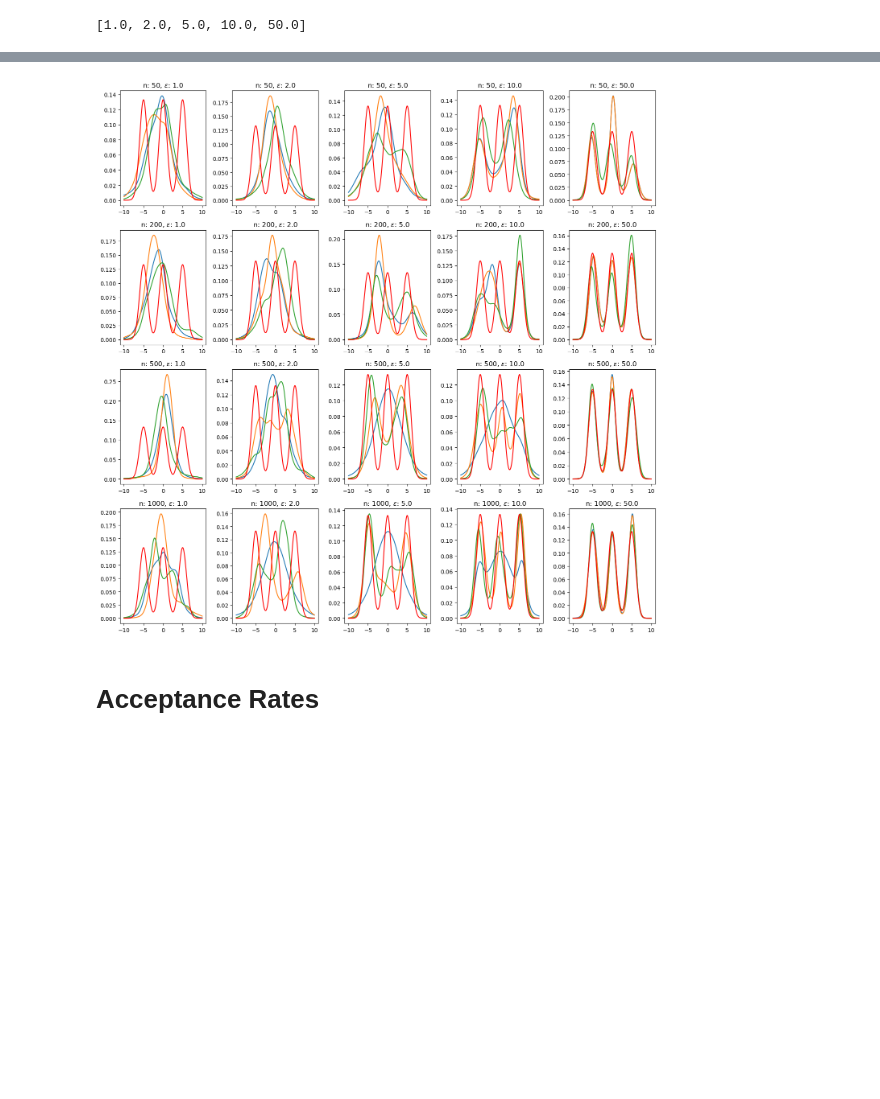
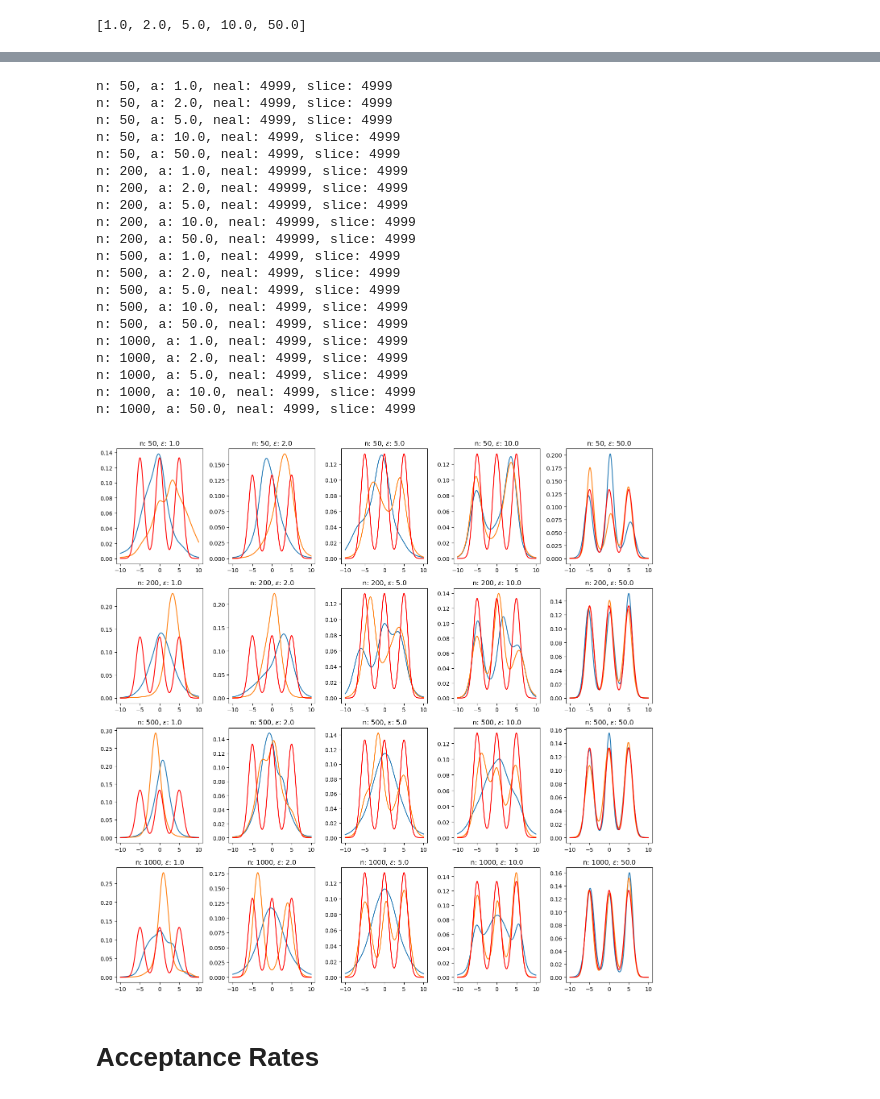
Before and after one commit to mberaha/PrivateDPM, a Jupyter notebook: privacy_experiments/Plots.ipynb, the cells around one changed output, grey strips where cells are left out. Cells and saved outputs as stored; diff of their text form; code cells hidden in the pictures; blank space fills up the shorter version.

```diff
--- a/privacy_experiments/Plots.ipynb
+++ b/privacy_experiments/Plots.ipynb
@@ -58,24 +58,44 @@ plt.show()
 # %%
 fig, axis = plt.subplots(nrows=len(ndatas), ncols=len(alphas), figsize=(14, 14))
 
 for l, n in enumerate(ndatas):
     for m, a in enumerate(alphas):
         neal_dens = pd.read_csv(density_fname.format("neal2", n, a, 0))
         slice_dens = pd.read_csv(density_fname.format("slice", n, a, 0))
-        neal5m_dens = pd.read_csv(density_fname.format("neal2m5", n, a, 0)).values
-
+        # neal5m_dens = pd.read_csv(density_fname.format("neal2m5", n, a, 0)).values
+        print("n: {0}, a: {1}, neal: {2}, slice: {3}".format(n, a, neal_dens.shape[0], slice_dens.shape[0]))
         axis[l, m].plot(grid, np.mean(np.exp(neal_dens), axis=0), label="Neal")
         axis[l, m].plot(grid, np.mean(np.exp(slice_dens), axis=0), label="Slice")
-        axis[l, m].plot(grid, np.mean(np.exp(neal5m_dens), axis=0), label="Neal, m=5")
+        # axis[l, m].plot(grid, np.mean(np.exp(neal5m_dens), axis=0), label="Neal, m=5")
         axis[l, m].plot(grid, true_dens, color="red")
         axis[l, m].set_title(r"n: {0}, $\varepsilon$: {1}".format(n, a))
 
 plt.tight_layout()
 # plt.legend()
-plt.savefig("unidimensional_laplace/new_plots/dens_estimate.pdf", bbox_inches="tight")
+# plt.savefig("unidimensional_laplace/new_plots/dens_estimate.pdf", bbox_inches="tight")
 plt.show()
 # %% [output]
+n: 50, a: 1.0, neal: 4999, slice: 4999
+n: 50, a: 2.0, neal: 4999, slice: 4999
+n: 50, a: 5.0, neal: 4999, slice: 4999
+n: 50, a: 10.0, neal: 4999, slice: 4999
+n: 50, a: 50.0, neal: 4999, slice: 4999
+n: 200, a: 1.0, neal: 49999, slice: 4999
+n: 200, a: 2.0, neal: 49999, slice: 4999
+n: 200, a: 5.0, neal: 49999, slice: 4999
+n: 200, a: 10.0, neal: 49999, slice: 4999
+n: 200, a: 50.0, neal: 49999, slice: 4999
+n: 500, a: 1.0, neal: 4999, slice: 4999
+n: 500, a: 2.0, neal: 4999, slice: 4999
+n: 500, a: 5.0, neal: 4999, slice: 4999
+n: 500, a: 10.0, neal: 4999, slice: 4999
+n: 500, a: 50.0, neal: 4999, slice: 4999
+n: 1000, a: 1.0, neal: 4999, slice: 4999
+n: 1000, a: 2.0, neal: 4999, slice: 4999
+n: 1000, a: 5.0, neal: 4999, slice: 4999
+n: 1000, a: 10.0, neal: 4999, slice: 4999
+n: 1000, a: 50.0, neal: 4999, slice: 4999
-[figure, old version]
+[figure, new version]
 # %%
 density_fname = "./unidimensional_laplace/out/ndata_{0}_eps_{1:.6f}_rep_{2}_eval_dens.csv"
 
```
Also changed, not shown: parts of 1 cell of this notebook, 3 other files.
